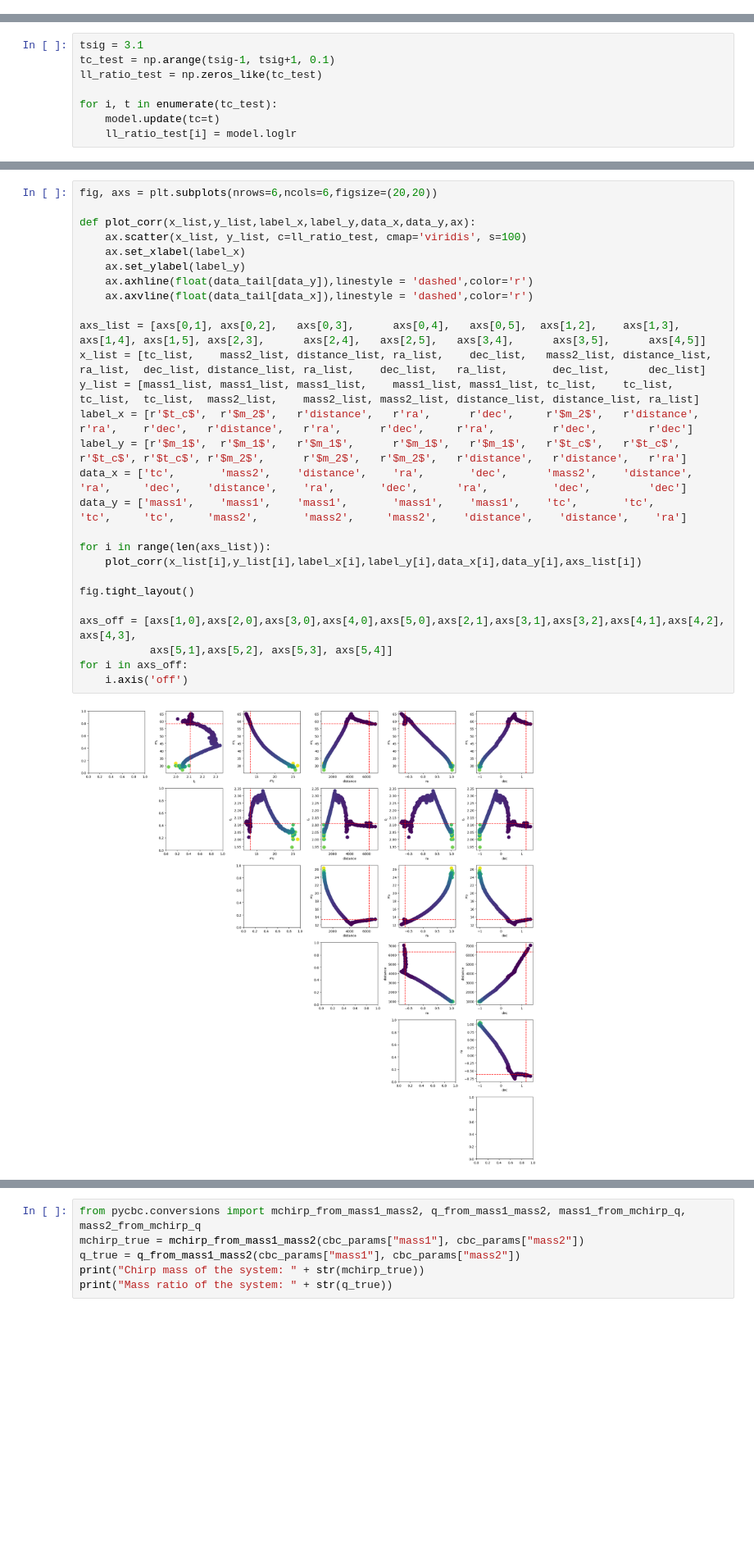
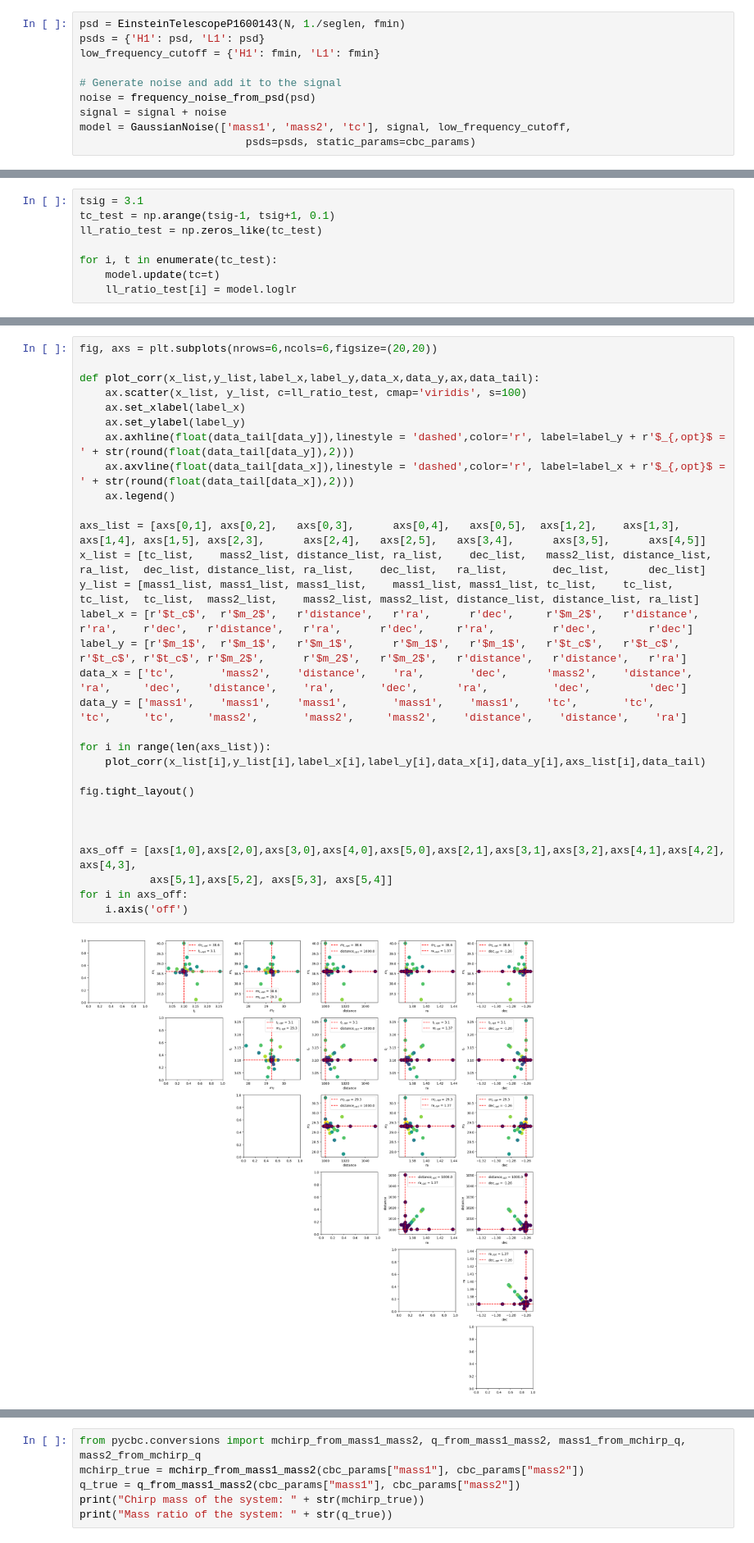
Before and after one commit to Glorieux-Victor/Internship_Victor_CBC_ET, a Jupyter notebook: likelihood_gaussian_pycbc_adrian.ipynb, the cells around one changed output, grey strips where cells are left out. Shown at 82% size. Cells and saved outputs as stored; diff of their text form; blank space fills up the shorter version.

Commit message:
graphs_correlation

```diff
--- a/likelihood_gaussian_pycbc_adrian.ipynb
+++ b/likelihood_gaussian_pycbc_adrian.ipynb
@@ -62,3 +70,13 @@ model = GaussianNoise(['mass1', 'mass2', 'tc'], signal, low_frequency_cutoff,
+# %%
+psd = EinsteinTelescopeP1600143(N, 1./seglen, fmin)
+psds = {'H1': psd, 'L1': psd}
+low_frequency_cutoff = {'H1': fmin, 'L1': fmin}
+
+# Generate noise and add it to the signal
+noise = frequency_noise_from_psd(psd)
+signal = signal + noise
+model = GaussianNoise(['mass1', 'mass2', 'tc'], signal, low_frequency_cutoff,
+                          psds=psds, static_params=cbc_params)
 # %%
 model.update()
 print('Log likelihood: {:.2f}'.format(model.loglikelihood))
@@ -189,29 +204,32 @@ colorbar.set_label(r'-log($\mathcal{L}$)', labelpad=10)
 # %%
 fig, axs = plt.subplots(nrows=6,ncols=6,figsize=(20,20))
 
-def plot_corr(x_list,y_list,label_x,label_y,data_x,data_y,ax):
+def plot_corr(x_list,y_list,label_x,label_y,data_x,data_y,ax,data_tail):
     ax.scatter(x_list, y_list, c=ll_ratio_test, cmap='viridis', s=100)
     ax.set_xlabel(label_x)
     ax.set_ylabel(label_y)
-    ax.axhline(float(data_tail[data_y]),linestyle = 'dashed',color='r')
-    ax.axvline(float(data_tail[data_x]),linestyle = 'dashed',color='r')
+    ax.axhline(float(data_tail[data_y]),linestyle = 'dashed',color='r', label=label_y + r'$_{,opt}$ = ' + str(round(float(data_tail[data_y]),2)))
+    ax.axvline(float(data_tail[data_x]),linestyle = 'dashed',color='r', label=label_x + r'$_{,opt}$ = ' + str(round(float(data_tail[data_x]),2)))
+    ax.legend()
 
 axs_list = [axs[0,1], axs[0,2],   axs[0,3],      axs[0,4],   axs[0,5],  axs[1,2],    axs[1,3],      axs[1,4], axs[1,5], axs[2,3],      axs[2,4],   axs[2,5],   axs[3,4],      axs[3,5],      axs[4,5]]
 x_list = [tc_list,    mass2_list, distance_list, ra_list,    dec_list,   mass2_list, distance_list, ra_list,  dec_list, distance_list, ra_list,    dec_list,   ra_list,       dec_list,      dec_list]
 y_list = [mass1_list, mass1_list, mass1_list,    mass1_list, mass1_list, tc_list,    tc_list,       tc_list,  tc_list,  mass2_list,    mass2_list, mass2_list, distance_list, distance_list, ra_list]
 label_x = [r'$t_c$',  r'$m_2$',   r'distance',   r'ra',      r'dec',     r'$m_2$',   r'distance',   r'ra',    r'dec',   r'distance',   r'ra',      r'dec',     r'ra',         r'dec',        r'dec']
 label_y = [r'$m_1$',  r'$m_1$',   r'$m_1$',      r'$m_1$',   r'$m_1$',   r'$t_c$',   r'$t_c$',      r'$t_c$', r'$t_c$', r'$m_2$',      r'$m_2$',   r'$m_2$',   r'distance',   r'distance',   r'ra']
 data_x = ['tc',       'mass2',    'distance',    'ra',       'dec',      'mass2',    'distance',    'ra',     'dec',    'distance',    'ra',       'dec',      'ra',          'dec',         'dec']
 data_y = ['mass1',    'mass1',    'mass1',       'mass1',    'mass1',    'tc',       'tc',          'tc',     'tc',     'mass2',       'mass2',     'mass2',    'distance',    'distance',    'ra']
 
 for i in range(len(axs_list)):
-    plot_corr(x_list[i],y_list[i],label_x[i],label_y[i],data_x[i],data_y[i],axs_list[i])
+    plot_corr(x_list[i],y_list[i],label_x[i],label_y[i],data_x[i],data_y[i],axs_list[i],data_tail)
 
 fig.tight_layout()
+
+
 
 axs_off = [axs[1,0],axs[2,0],axs[3,0],axs[4,0],axs[5,0],axs[2,1],axs[3,1],axs[3,2],axs[4,1],axs[4,2], axs[4,3],
            axs[5,1],axs[5,2], axs[5,3], axs[5,4]]
 for i in axs_off:
     i.axis('off')
 # %% [output]
-[figure, old version]
+[figure, new version]
```
Also changed, not shown: parts of 24 cells of this notebook, 6 other files.
